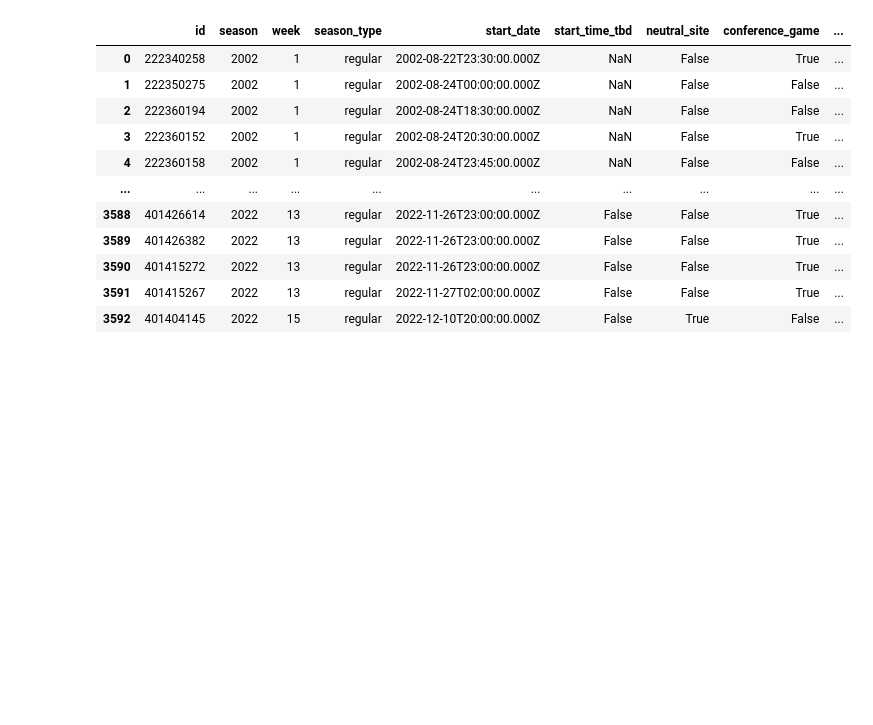
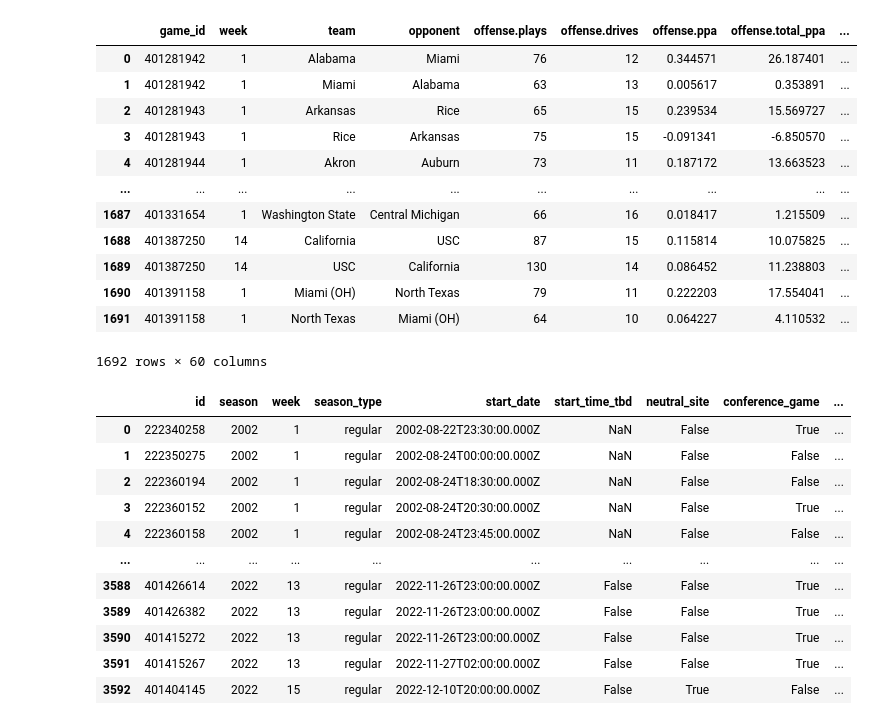
Before and after one commit to baumgartner-99/Team-7-Final-Project, a Jupyter notebook: College_football_prediction.ipynb, the cells around one changed output. Drawn from its saved outputs; the diff is of its cells as text; code cells hidden in the pictures; blank space fills up the shorter version.

Commit message:
adding data through API

```diff
--- a/College_football_prediction.ipynb
+++ b/College_football_prediction.ipynb
@@ -4,0 +8,12 @@ import glob
+# %%
+configuration = cfbd.Configuration()
+configuration.api_key['Authorization'] = API_Key
+configuration.api_key_prefix['Authorization'] = 'Bearer'
+
+# api_instance = cfbd.GamesApi(cfbd.ApiClient(configuration))
+api_instance = cfbd.StatsApi(cfbd.ApiClient(configuration))
+
+year_football = 2018
+
+games = api_instance.get_advanced_team_game_stats(year=year_football)
+games
@@ -4,0 +58,11 @@ import glob
+# %%
+# doing the last 4 years.
+for yrs in range(2017,2022):
+    print(yrs)
+    games_years = api_instance.get_advanced_team_game_stats(year = yrs)  #get the data
+    games_years = [g.to_dict() for g in games_years]
+
+    # Flattens the json
+    flatten_df = pd.json_normalize(games_years)
+
+flatten_df
@@ -5,3 +103,19 @@ import glob
+# %%
+flatten_df.drop(columns=["season"])
+# %% [output]
+|  | game_id | week | team | opponent | offense.plays | offense.drives | offense.ppa | offense.total_ppa | ... |
+| 0 | 401281942 | 1 | Alabama | Miami | 76 | 12 | 0.344571 | 26.187401 | ... |
+| 1 | 401281942 | 1 | Miami | Alabama | 63 | 13 | 0.005617 | 0.353891 | ... |
+| 2 | 401281943 | 1 | Arkansas | Rice | 65 | 15 | 0.239534 | 15.569727 | ... |
+| 3 | 401281943 | 1 | Rice | Arkansas | 75 | 15 | -0.091341 | -6.850570 | ... |
+| 4 | 401281944 | 1 | Akron | Auburn | 73 | 11 | 0.187172 | 13.663523 | ... |
+| ... | ... | ... | ... | ... | ... | ... | ... | ... | ... |
+| 1687 | 401331654 | 1 | Washington State | Central Michigan | 66 | 16 | 0.018417 | 1.215509 | ... |
+| 1688 | 401387250 | 14 | California | USC | 87 | 15 | 0.115814 | 10.075825 | ... |
+| 1689 | 401387250 | 14 | USC | California | 130 | 14 | 0.086452 | 11.238803 | ... |
+| 1690 | 401391158 | 1 | Miami (OH) | North Texas | 79 | 11 | 0.222203 | 17.554041 | ... |
+| 1691 | 401391158 | 1 | North Texas | Miami (OH) | 64 | 10 | 0.064227 | 4.110532 | ... |
+1692 rows × 60 columns
 # %%
 df = pd.concat(map(pd.read_csv, glob.glob('Resources/*.csv')))
 # %%
```
Also changed, not shown: parts of 8 cells of this notebook, 1 other file.
